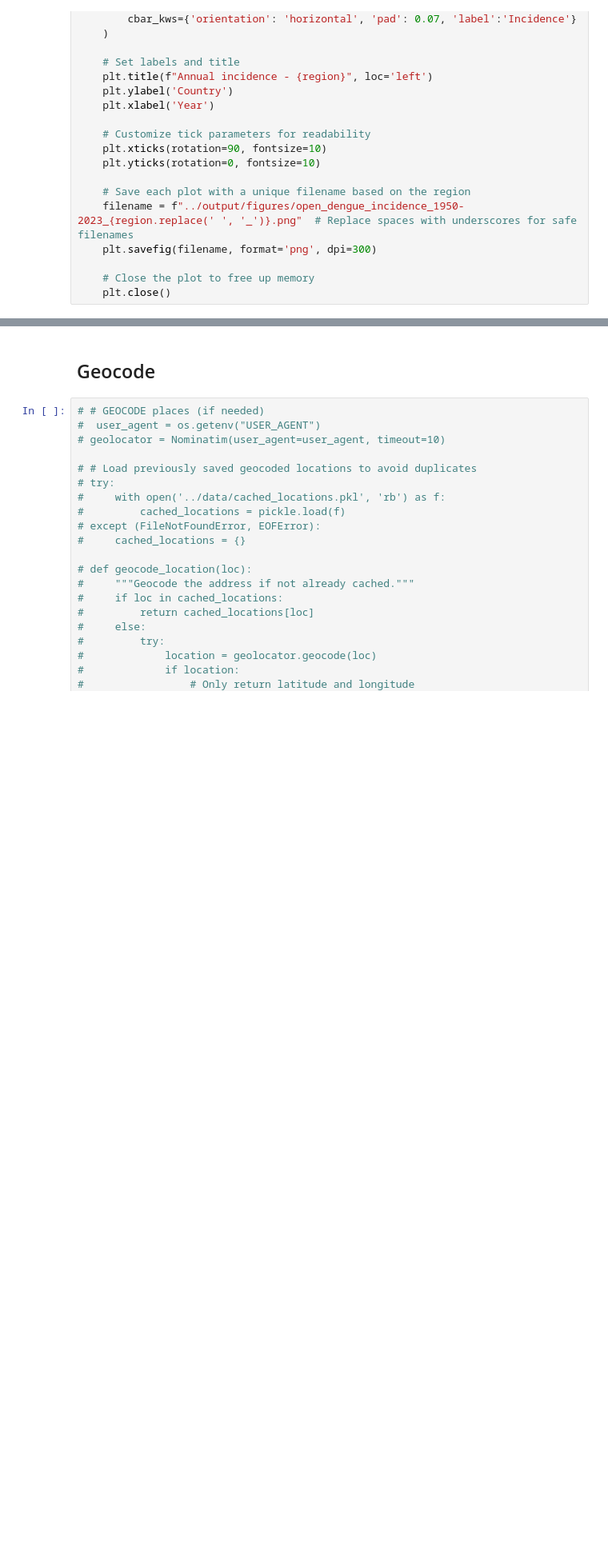
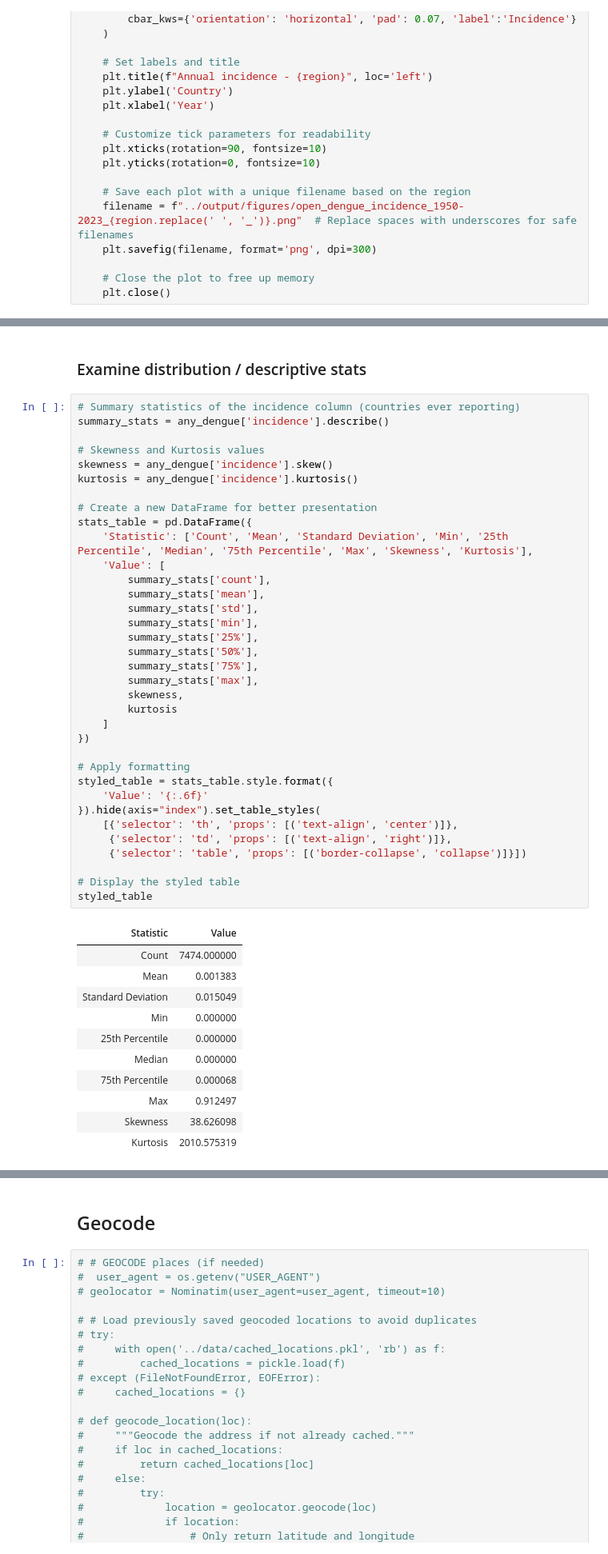
Before and after one commit to haileyrobertson/endemic-factors, a Jupyter notebook: src/ef_opendengue_cleaning.ipynb, the cells around one changed output, grey strips where cells are left out. Shown at 80% size. Drawn from its saved outputs; the diff is of its cells as text; blank space fills up the shorter version.

```diff
--- a/src/ef_opendengue_cleaning.ipynb
+++ b/src/ef_opendengue_cleaning.ipynb
@@ -580,0 +649,49 @@ for region in regions:
+# %% [markdown]
+### Examine distribution / descriptive stats
+# %%
+# Summary statistics of the incidence column (countries ever reporting)
+summary_stats = any_dengue['incidence'].describe()
+
+# Skewness and Kurtosis values
+skewness = any_dengue['incidence'].skew()
+kurtosis = any_dengue['incidence'].kurtosis()
+
+# Create a new DataFrame for better presentation
+stats_table = pd.DataFrame({
+    'Statistic': ['Count', 'Mean', 'Standard Deviation', 'Min', '25th Percentile', 'Median', '75th Percentile', 'Max', 'Skewness', 'Kurtosis'],
+    'Value': [
+        summary_stats['count'],
+        summary_stats['mean'],
+        summary_stats['std'],
+        summary_stats['min'],
+        summary_stats['25%'],
+        summary_stats['50%'],
+        summary_stats['75%'],
+        summary_stats['max'],
+        skewness,
+        kurtosis
+    ]
+})
+
+# Apply formatting
+styled_table = stats_table.style.format({
+    'Value': '{:.6f}'
+}).hide(axis="index").set_table_styles(
+    [{'selector': 'th', 'props': [('text-align', 'center')]},
+     {'selector': 'td', 'props': [('text-align', 'right')]},
+     {'selector': 'table', 'props': [('border-collapse', 'collapse')]}])
+
+# Display the styled table
+styled_table
+# %% [output]
+| Statistic | Value |
+| Count | 7474.000000 |
+| Mean | 0.001383 |
+| Standard Deviation | 0.015049 |
+| Min | 0.000000 |
+| 25th Percentile | 0.000000 |
+| Median | 0.000000 |
+| 75th Percentile | 0.000068 |
+| Max | 0.912497 |
+| Skewness | 38.626098 |
+| Kurtosis | 2010.575319 |
```
Also changed, not shown: parts of 20 cells of this notebook, 6 other files.
